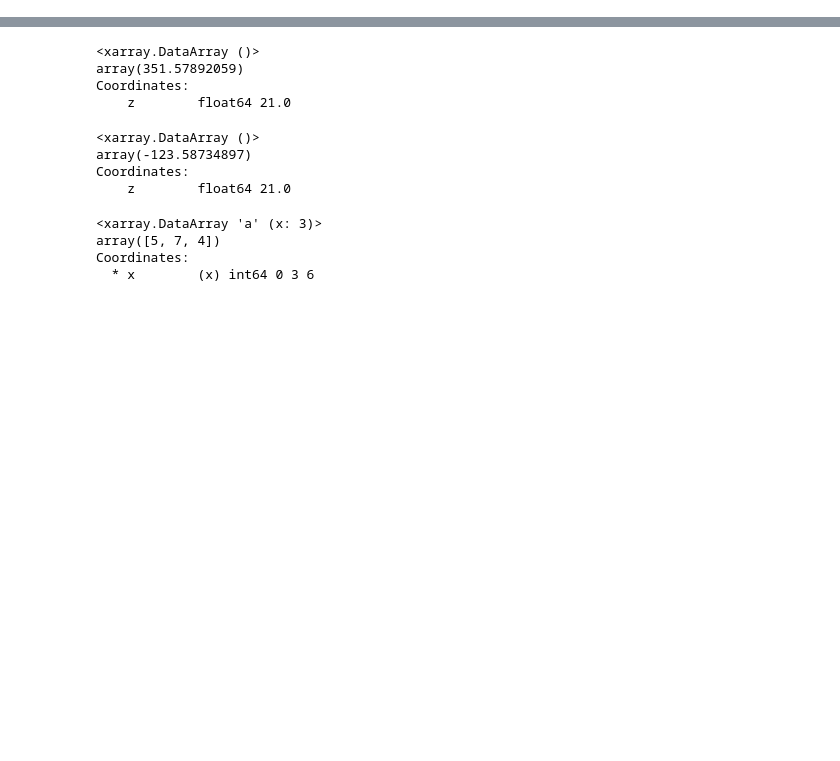
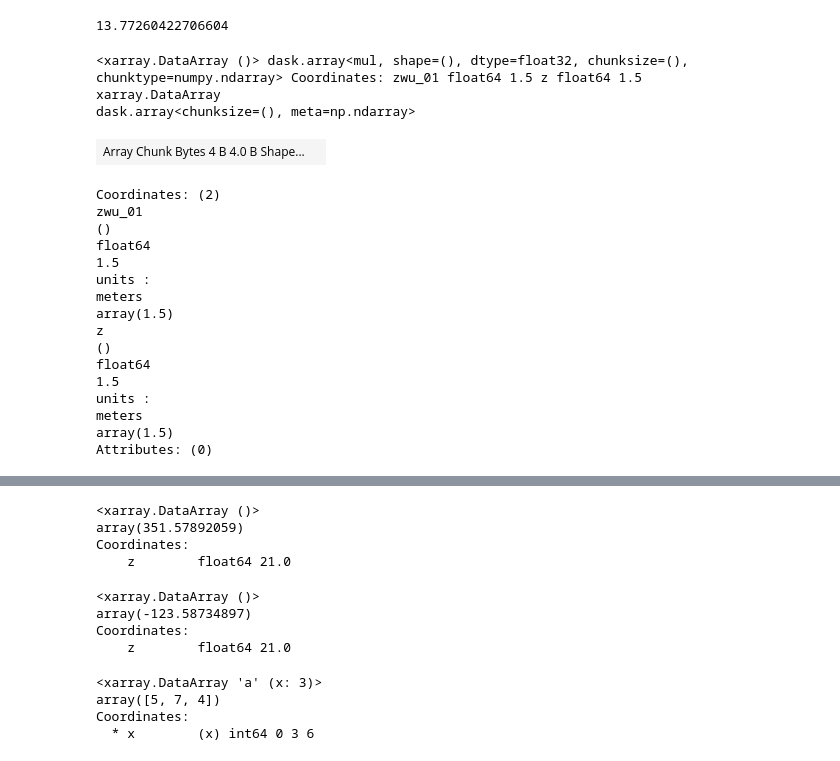
Before and after one commit to madeline-scyphers/palm, a Jupyter notebook: data_analyzer/analyze.ipynb, the cells around one changed output, grey strips where cells are left out. Cells and saved outputs as stored; diff of their text form; code cells hidden in the pictures; blank space fills up the shorter version.

```diff
--- a/data_analyzer/analyze.ipynb
+++ b/data_analyzer/analyze.ipynb
@@ -36,0 +88,80 @@ ds = ds.rename({"zu_3d": "z"})
+# %%
+job = "1"
+job_path = Path("/users/PAS0409/madelinescyphers/palm/data/test") / job
+
+# job_path = Path("/Users/madelinescyphers/projs/palm/data/20220308T183847")
+job_num = "006"
+
+data_path = job_path / f"OUTPUT/{job}_3d.{job_num}.nc"
+pr_path = job_path / f"OUTPUT/{job}_pr.{job_num}.nc"
+lad_path = Path("/users/PAS0409/madelinescyphers/palm/palm_config/1") / f"INPUT/{job}_static"
+ds = load_data_set(data_path)
+ds_pr = load_data_set(pr_path)
+# ds_3d_av = xr.open_dataset(av_3d_path)
+# ds_xy = xr.open_dataset(xy_path)
+# ds_lad = load_data_set(lad_path)
+ds = ds.rename({"zu_3d": "z"})
+# ds_3d_av = xr.open_dataset(av_3d_path)
+# ds_xy = xr.open_dataset(xy_path)
+ds_lad = load_data_set(lad_path)
+start = time.time()
+ds_lad = ds_lad.rename({"zlad": "z"})
+ds = ds.drop_isel(z=[0, 1, -1], x=-1, y=-1)
+
+
+ds_pr = ds_pr.rename({"zwv_01": "z"})
+ds_pr = ds_pr.interp(zwu_01=ds_pr.z)
+
+dz = 3
+
+z_scalar = np.arange(150 // dz, 300 // dz)
+
+urban_ratio = 0.5
+y_domain = np.arange(int(ds.s.y.size * urban_ratio), ds.s.y.size)
+
+ds = ds.interp(xu=ds.x, yv=ds.y, zw_3d=ds.z)
+
+ustar = (ds_pr.wu_01**2 + ds_pr.wv_01**2) ** (1 / 4)
+
+tot = ds.uu + ds.vv + ds.ww
+
+ubar = tot ** (1 / 2)
+
+ustar_bar = ustar.isel(z=0).mean()
+
+DR = ubar.isel(y=y_domain) * ds.s.isel(y=y_domain)
+
+lai_vals = ds_lad.lad.sum(dim="z").values
+lai = lai_vals[lai_vals != 0].mean()
+
+ubar_z_scalar = ubar.isel(y=y_domain, z=z_scalar).mean(skipna=True)
+scalar_gradient = ds.isel(y=y_domain, z=z_scalar).s.mean(skipna=True)
+
+r_a = ubar_z_scalar / (ustar_bar**2) + 6.2 / (ustar_bar ** (2 / 3))
+Depos = DR.mean(skipna=True) * ds_lad.lad.mean(skipna=True)
+
+r_ca = ustar_bar * lai * (scalar_gradient / Depos - r_a - 1 / (ustar_bar * lai)).compute()
+print(time.time() - start)
+r_ca
+# %% [output]
+13.77260422706604
+<xarray.DataArray ()> dask.array<mul, shape=(), dtype=float32, chunksize=(), chunktype=numpy.ndarray> Coordinates: zwu_01 float64 1.5 z float64 1.5
+xarray.DataArray
+dask.array<chunksize=(), meta=np.ndarray>
+| Array Chunk Bytes 4 B 4.0 B Shape... |  |
+Coordinates: (2)
+zwu_01
+()
+float64
+1.5
+units :
+meters
+array(1.5)
+z
+()
+float64
+1.5
+units :
+meters
+array(1.5)
+Attributes: (0)
```
Also changed, not shown: parts of 59 cells of this notebook, 13 other files.
